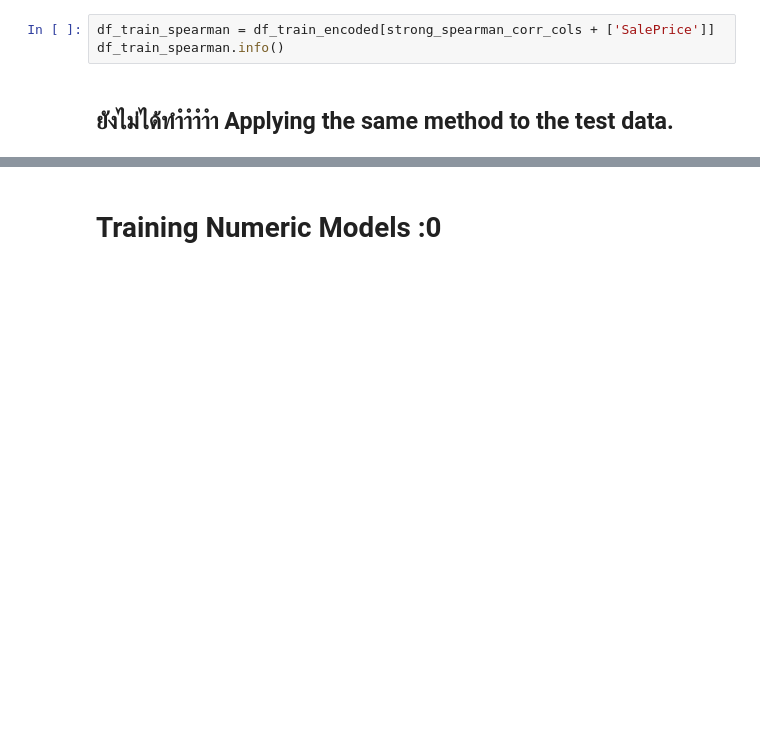
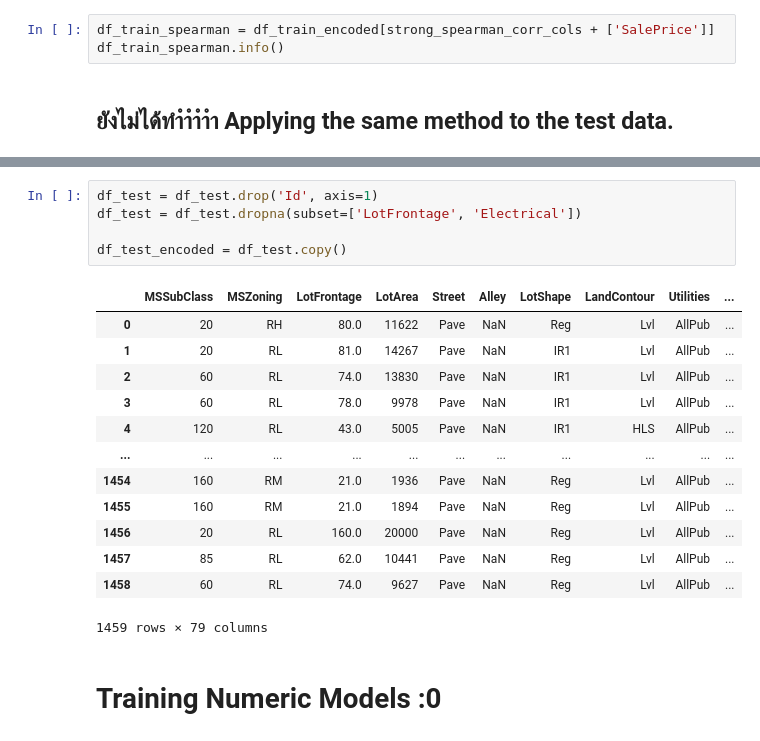
Before and after one commit to thanikaar/ml, a Jupyter notebook: house-prices-advanced-regression-techniques/HW_kaggle.ipynb, the cells around one changed output, grey strips where cells are left out. Saved outputs shown, nothing was run; the diff lists cells and outputs as text; blank space fills up the shorter version.

```diff
--- a/house-prices-advanced-regression-techniques/HW_kaggle.ipynb
+++ b/house-prices-advanced-regression-techniques/HW_kaggle.ipynb
@@ -720,3 +639,22 @@ df_test
+# %%
+df_test = df_test.drop('Id', axis=1)
+df_test = df_test.dropna(subset=['LotFrontage', 'Electrical'])
+
+df_test_encoded = df_test.copy()
+# %% [output]
+|  | MSSubClass | MSZoning | LotFrontage | LotArea | Street | Alley | LotShape | LandContour | Utilities | ... |
+| 0 | 20 | RH | 80.0 | 11622 | Pave | NaN | Reg | Lvl | AllPub | ... |
+| 1 | 20 | RL | 81.0 | 14267 | Pave | NaN | IR1 | Lvl | AllPub | ... |
+| 2 | 60 | RL | 74.0 | 13830 | Pave | NaN | IR1 | Lvl | AllPub | ... |
+| 3 | 60 | RL | 78.0 | 9978 | Pave | NaN | IR1 | Lvl | AllPub | ... |
+| 4 | 120 | RL | 43.0 | 5005 | Pave | NaN | IR1 | HLS | AllPub | ... |
+| ... | ... | ... | ... | ... | ... | ... | ... | ... | ... | ... |
+| 1454 | 160 | RM | 21.0 | 1936 | Pave | NaN | Reg | Lvl | AllPub | ... |
+| 1455 | 160 | RM | 21.0 | 1894 | Pave | NaN | Reg | Lvl | AllPub | ... |
+| 1456 | 20 | RL | 160.0 | 20000 | Pave | NaN | Reg | Lvl | AllPub | ... |
+| 1457 | 85 | RL | 62.0 | 10441 | Pave | NaN | Reg | Lvl | AllPub | ... |
+| 1458 | 60 | RL | 74.0 | 9627 | Pave | NaN | Reg | Lvl | AllPub | ... |
+1459 rows × 79 columns
 # %% [markdown]
 # Training Numeric Models :0
 # %% [markdown]
```
Also changed, not shown: parts of 31 cells of this notebook, 4 other files.
